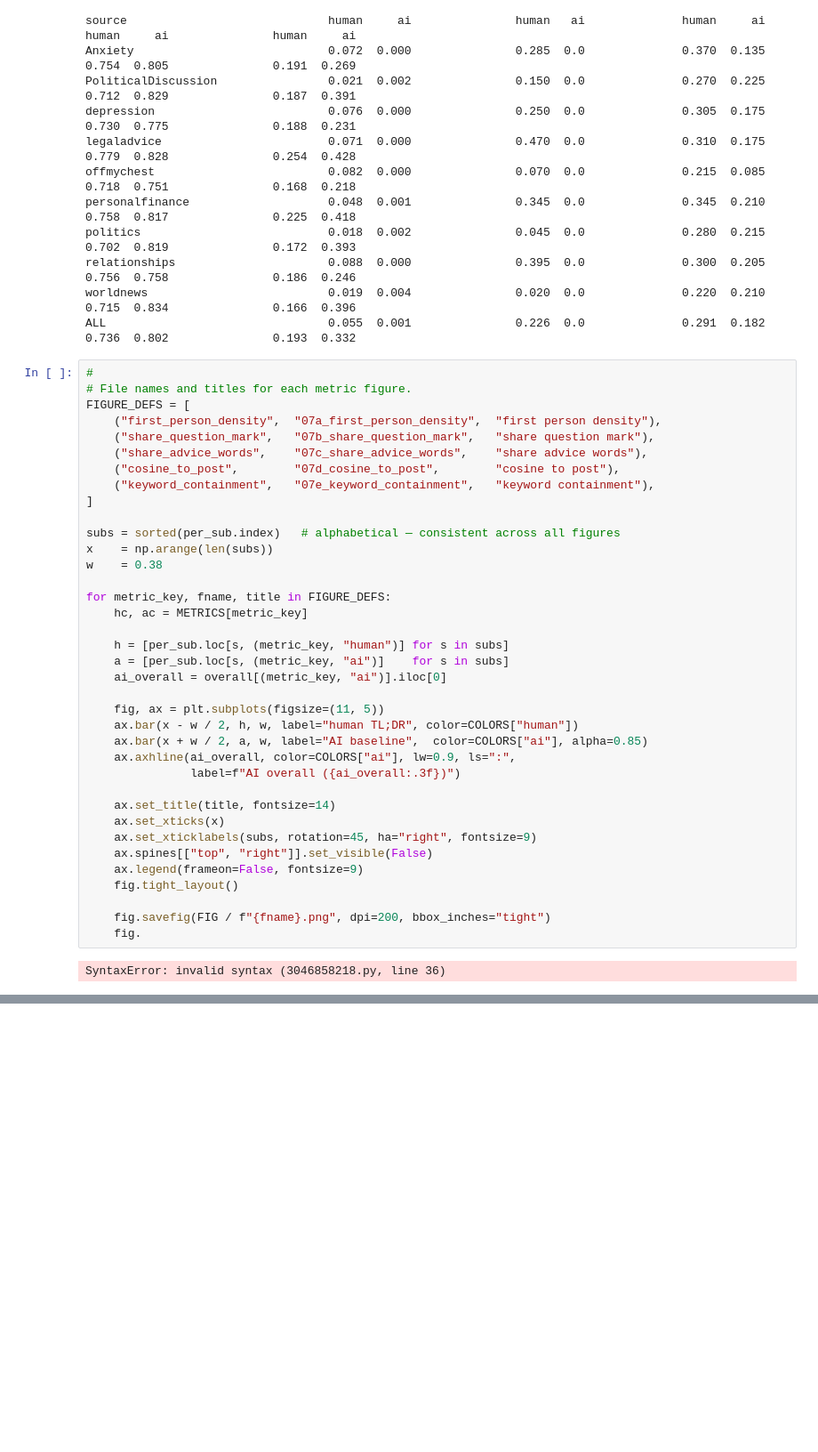
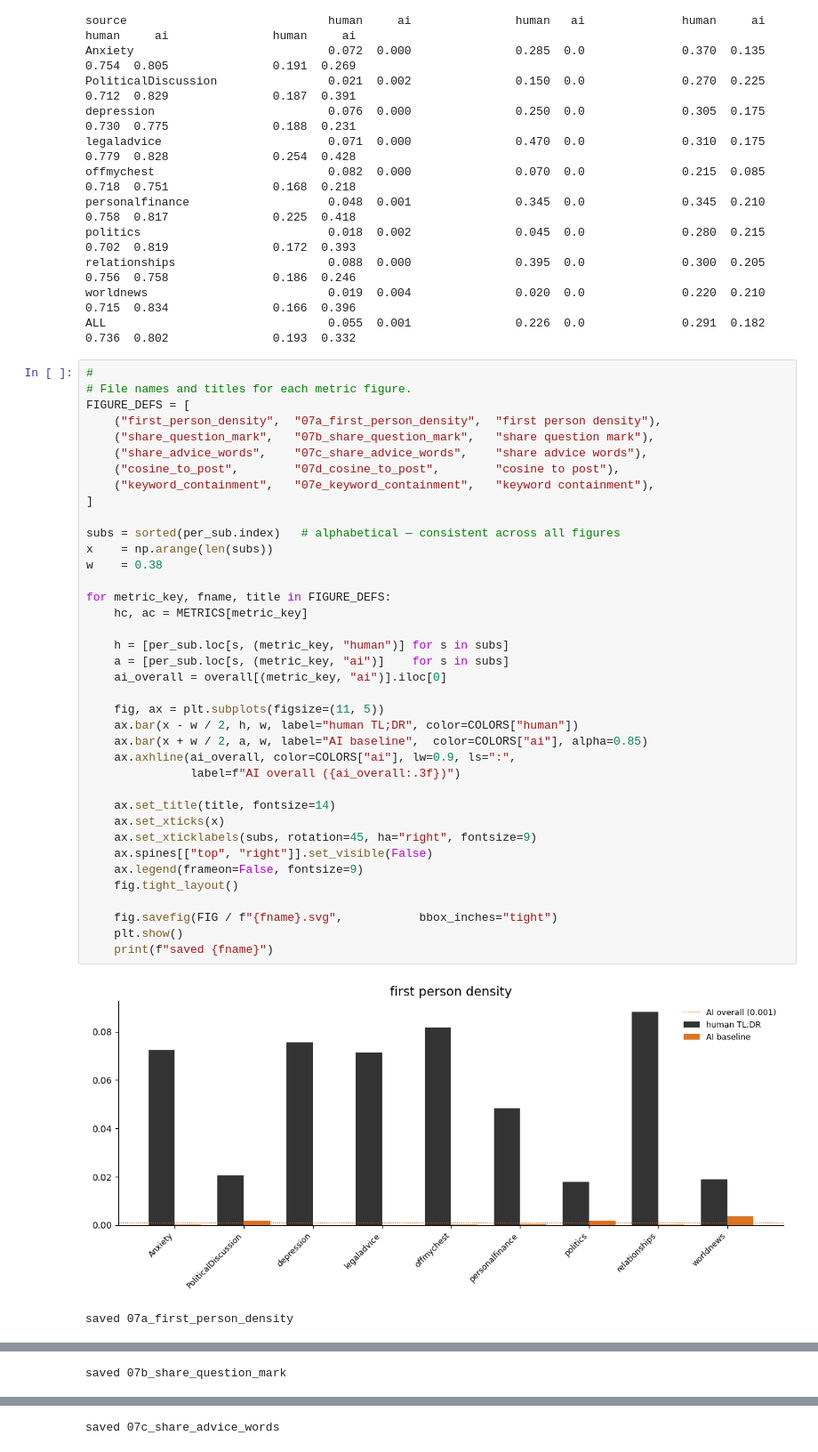
Before and after one commit to kanta1977/document_analysis_project, a Jupyter notebook: code/notebooks/07_human_vs_ai.ipynb, the cells around one changed output, grey strips where cells are left out. Shown at 89% size. Drawn from its saved outputs; the diff is of its cells as text; blank space fills up the shorter version.

Commit message:
last images

```diff
--- a/code/notebooks/07_human_vs_ai.ipynb
+++ b/code/notebooks/07_human_vs_ai.ipynb
@@ -163,33 +163,35 @@ FIGURE_DEFS = [
     ("share_advice_words",    "07c_share_advice_words",    "share advice words"),
     ("cosine_to_post",        "07d_cosine_to_post",        "cosine to post"),
     ("keyword_containment",   "07e_keyword_containment",   "keyword containment"),
 ]
 
 subs = sorted(per_sub.index)   # alphabetical — consistent across all figures
 x    = np.arange(len(subs))
 w    = 0.38
 
 for metric_key, fname, title in FIGURE_DEFS:
     hc, ac = METRICS[metric_key]
 
     h = [per_sub.loc[s, (metric_key, "human")] for s in subs]
     a = [per_sub.loc[s, (metric_key, "ai")]    for s in subs]
     ai_overall = overall[(metric_key, "ai")].iloc[0]
 
     fig, ax = plt.subplots(figsize=(11, 5))
     ax.bar(x - w / 2, h, w, label="human TL;DR", color=COLORS["human"])
     ax.bar(x + w / 2, a, w, label="AI baseline",  color=COLORS["ai"], alpha=0.85)
     ax.axhline(ai_overall, color=COLORS["ai"], lw=0.9, ls=":",
                label=f"AI overall ({ai_overall:.3f})")
 
     ax.set_title(title, fontsize=14)
     ax.set_xticks(x)
     ax.set_xticklabels(subs, rotation=45, ha="right", fontsize=9)
     ax.spines[["top", "right"]].set_visible(False)
     ax.legend(frameon=False, fontsize=9)
     fig.tight_layout()
 
-    fig.savefig(FIG / f"{fname}.png", dpi=200, bbox_inches="tight")
-    fig.
+    fig.savefig(FIG / f"{fname}.svg",           bbox_inches="tight")
+    plt.show()
+    print(f"saved {fname}")
 # %% [output]
+[figure, added]
-SyntaxError: invalid syntax (3046858218.py, line 36)
+saved 07a_first_person_density
@@ -195,0 +199 @@ SyntaxError: invalid syntax (3046858218.py, line 36)
+saved 07b_share_question_mark
@@ -195,0 +201 @@ SyntaxError: invalid syntax (3046858218.py, line 36)
+saved 07c_share_advice_words
```
Also changed, not shown: parts of 1 cell of this notebook.
